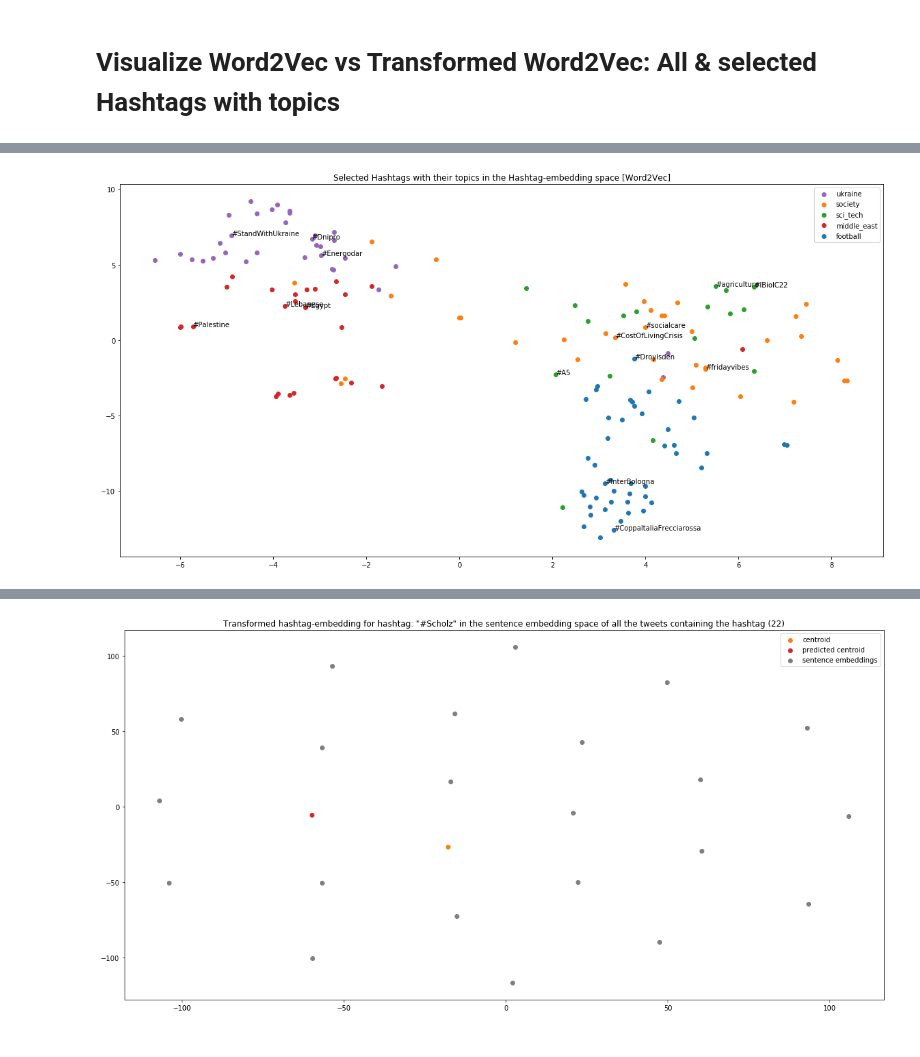
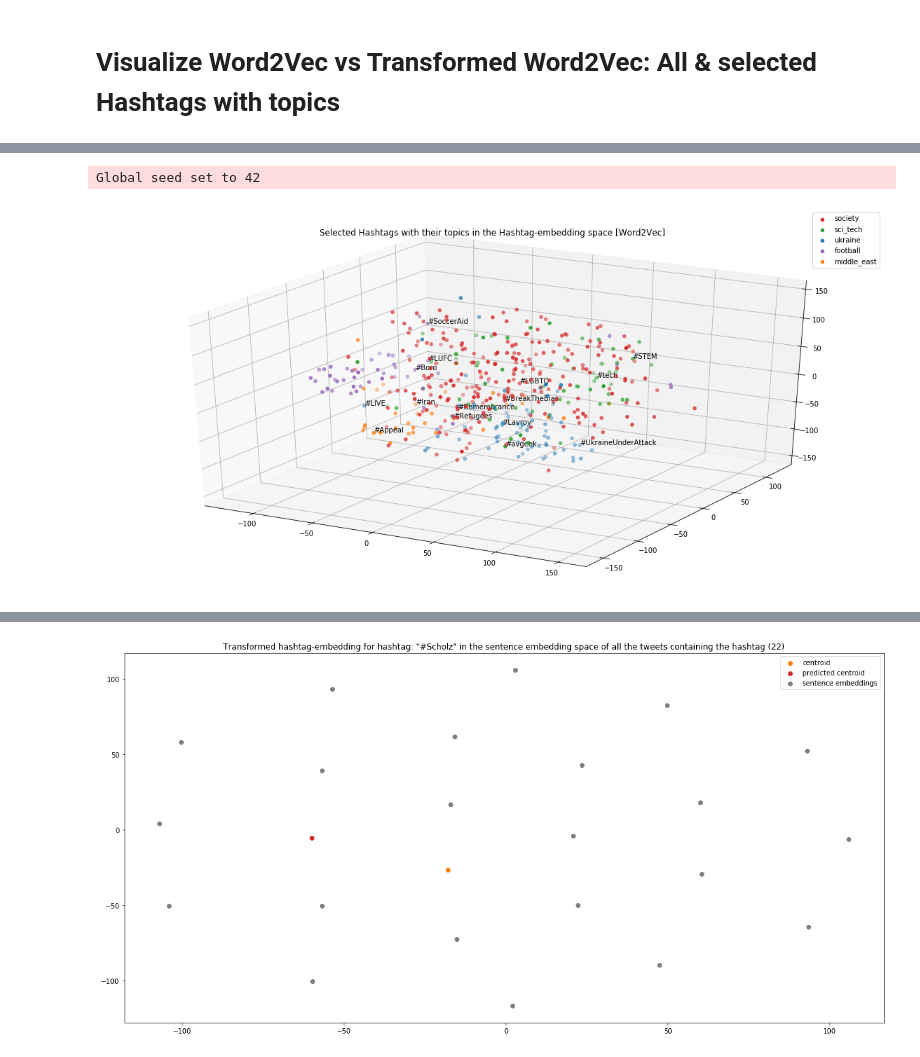
Before and after one commit to danielmuellerdev/HASHET, a Jupyter notebook: display_data.ipynb, the cells around one changed output, grey strips where cells are left out. Drawn from its saved outputs; the diff is of its cells as text; code cells hidden in the pictures.

```diff
--- a/display_data.ipynb
+++ b/display_data.ipynb
@@ -241,4 +249,10 @@ explained_variance: PCA, two components: [0.86224888 0.03361489]
-# %%
-hashtag_analyzer.plot_hashtags_with_topics('datasets/top_hashtag_0_and_3_part_annotations_ori.csv')
-# %% [output]
-[figure, removed]
+# %%
+pl.seed_everything(42)
+hashtag_analyzer.plot_hashtags_with_topics(
+    'datasets/top_hashtags.csv', after_transformation=False,
+    selected_topics={'ukraine', 'society', 'sci_tech', 'middle_east', 'football'}
+    # selected_topics={'ukraine', 'society', 'sci_tech', 'middle_east', 'football', 'tv_cinema', 'news', 'local_news', 'tv', 'politics'}
+)
+# %% [output]
+Global seed set to 42
+[figure, added]
```
Also changed, not shown: parts of 19 cells of this notebook, 3 other files.
